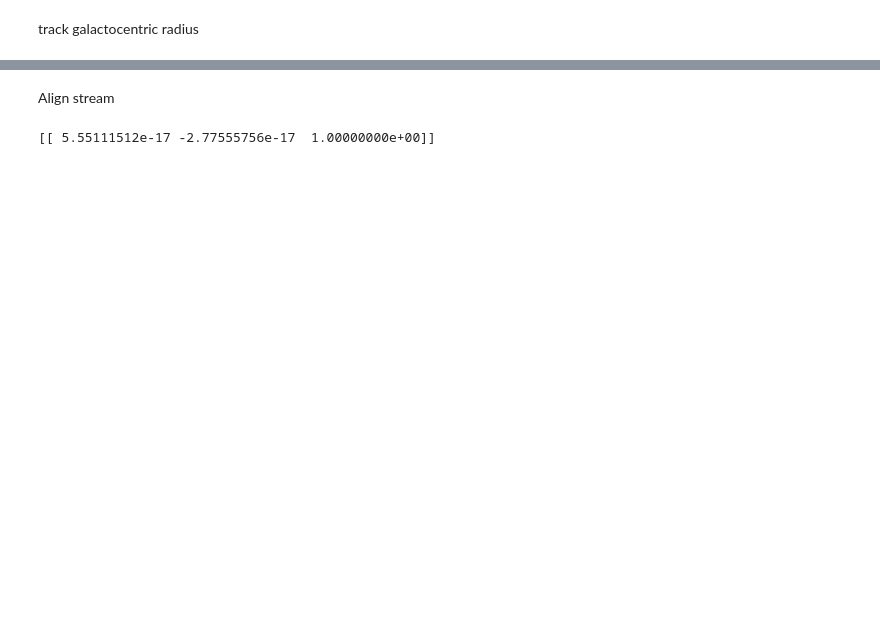
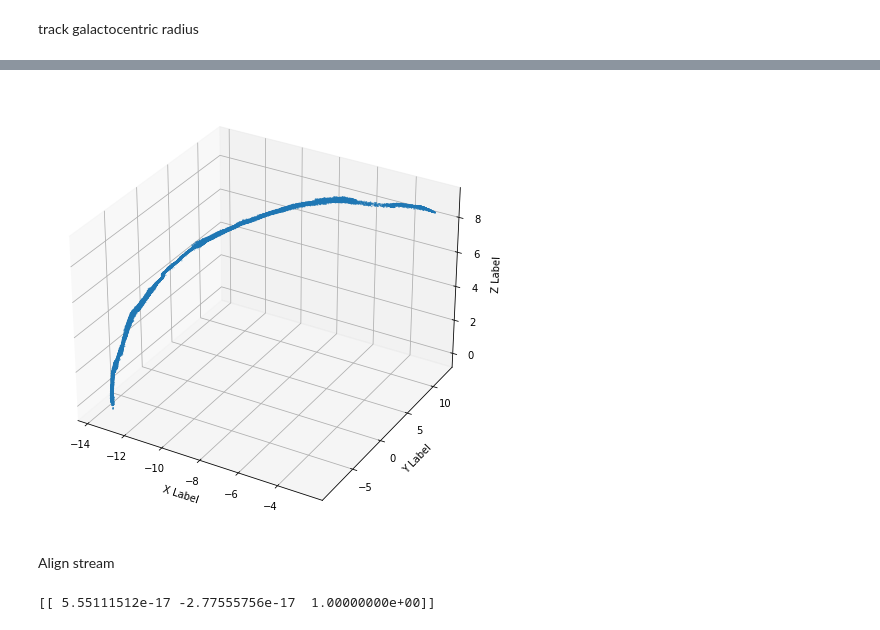
Before and after one commit to nbanik/EffectofNbodyMassResolutionOnStreamDensity, a Jupyter notebook: ExploreGlobularClusterStreaminNbody.ipynb, the cells around one changed output, grey strips where cells are left out. Drawn from its saved outputs; the diff is of its cells as text; code cells hidden in the pictures; blank space fills up the shorter version.

```diff
--- a/ExploreGlobularClusterStreaminNbody.ipynb
+++ b/ExploreGlobularClusterStreaminNbody.ipynb
@@ -209,7 +207,7 @@ plt.show()
 # %%
 from mpl_toolkits.mplot3d import Axes3D
 
-fig = plt.figure()
+fig = plt.figure(figsize=(8,8))
 ax = fig.add_subplot(111, projection='3d')
 
 ax.scatter(x4[399], y4[399], z4[399],s=0.2)
@@ -225,3 +221,4 @@ plt.show()
+[figure, added]
 # %% [markdown]
 Align stream
 # %%
```
Also changed, not shown: parts of 27 cells of this notebook.
